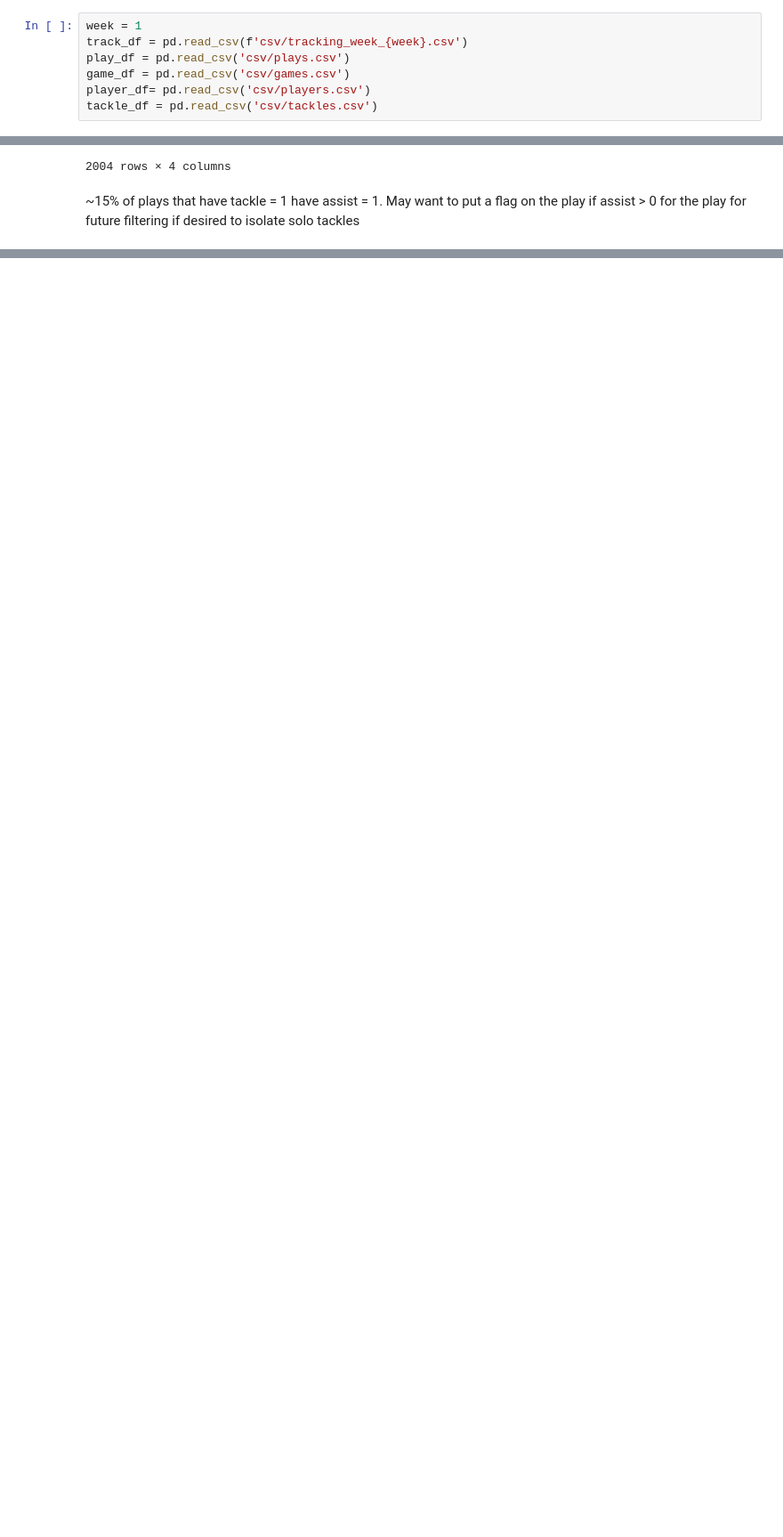
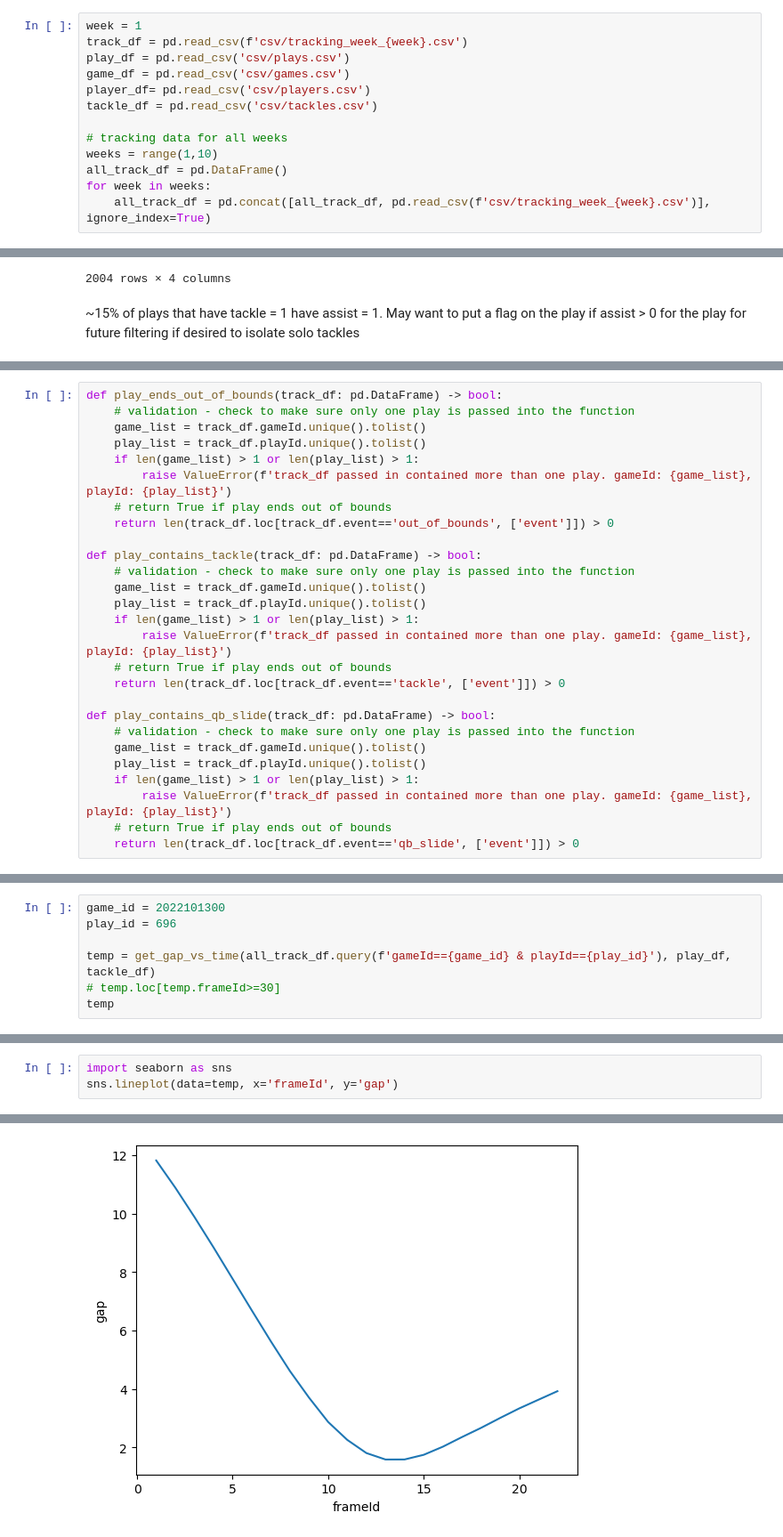
Before and after one commit to pschlais/kaggle_nfl_bdb_2024, a Jupyter notebook: exploration_tackle_events.ipynb, the cells around one changed output, grey strips where cells are left out. Shown at 89% size. Cells and saved outputs as stored; diff of their text form; blank space fills up the shorter version.

Commit message:
built POC to ID key/decision frame

```diff
--- a/exploration_tackle_events.ipynb
+++ b/exploration_tackle_events.ipynb
@@ -29,6 +29,12 @@ play_df = pd.read_csv('csv/plays.csv')
 game_df = pd.read_csv('csv/games.csv')
 player_df= pd.read_csv('csv/players.csv')
 tackle_df = pd.read_csv('csv/tackles.csv')
+
+# tracking data for all weeks
+weeks = range(1,10)
+all_track_df = pd.DataFrame()
+for week in weeks:
+    all_track_df = pd.concat([all_track_df, pd.read_csv(f'csv/tracking_week_{week}.csv')], ignore_index=True)
 # %%
 solo_tackle_plays = tackle_df.query('tackle==1').loc[:, ['gameId','playId']].drop_duplicates()
 len(solo_tackle_plays)
@@ -178,0 +316,27 @@ tackle_df.groupby(['gameId','playId']).sum().drop(columns='nflId').query('tackle
+# %%
+def play_ends_out_of_bounds(track_df: pd.DataFrame) -> bool:
+    # validation - check to make sure only one play is passed into the function
+    game_list = track_df.gameId.unique().tolist()
+    play_list = track_df.playId.unique().tolist()
+    if len(game_list) > 1 or len(play_list) > 1:
+        raise ValueError(f'track_df passed in contained more than one play. gameId: {game_list}, playId: {play_list}')
+    # return True if play ends out of bounds
+    return len(track_df.loc[track_df.event=='out_of_bounds', ['event']]) > 0
+
+def play_contains_tackle(track_df: pd.DataFrame) -> bool:
+    # validation - check to make sure only one play is passed into the function
+    game_list = track_df.gameId.unique().tolist()
+    play_list = track_df.playId.unique().tolist()
+    if len(game_list) > 1 or len(play_list) > 1:
+        raise ValueError(f'track_df passed in contained more than one play. gameId: {game_list}, playId: {play_list}')
+    # return True if play ends out of bounds
+    return len(track_df.loc[track_df.event=='tackle', ['event']]) > 0
+
+def play_contains_qb_slide(track_df: pd.DataFrame) -> bool:
+    # validation - check to make sure only one play is passed into the function
+    game_list = track_df.gameId.unique().tolist()
+    play_list = track_df.playId.unique().tolist()
+    if len(game_list) > 1 or len(play_list) > 1:
+        raise ValueError(f'track_df passed in contained more than one play. gameId: {game_list}, playId: {play_list}')
+    # return True if play ends out of bounds
+    return len(track_df.loc[track_df.event=='qb_slide', ['event']]) > 0
@@ -178,0 +575,7 @@ tackle_df.groupby(['gameId','playId']).sum().drop(columns='nflId').query('tackle
+# %%
+game_id = 2022101300
+play_id = 696
+
+temp = get_gap_vs_time(all_track_df.query(f'gameId=={game_id} & playId=={play_id}'), play_df, tackle_df)
+# temp.loc[temp.frameId>=30]
+temp
@@ -178,0 +608,4 @@ tackle_df.groupby(['gameId','playId']).sum().drop(columns='nflId').query('tackle
+# %%
+import seaborn as sns
+sns.lineplot(data=temp, x='frameId', y='gap')
+# %% [output]
@@ -178,0 +613 @@ tackle_df.groupby(['gameId','playId']).sum().drop(columns='nflId').query('tackle
+[figure, added]
```
Also changed, not shown: parts of 28 cells of this notebook.
